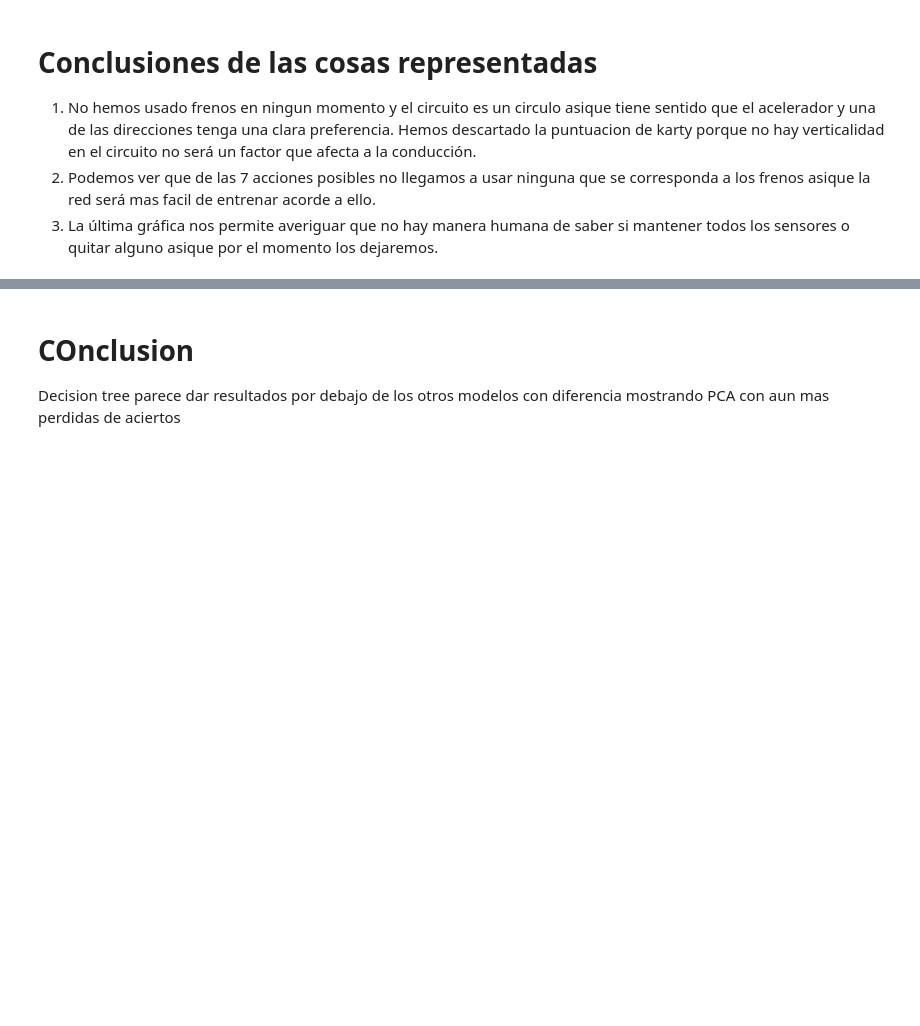
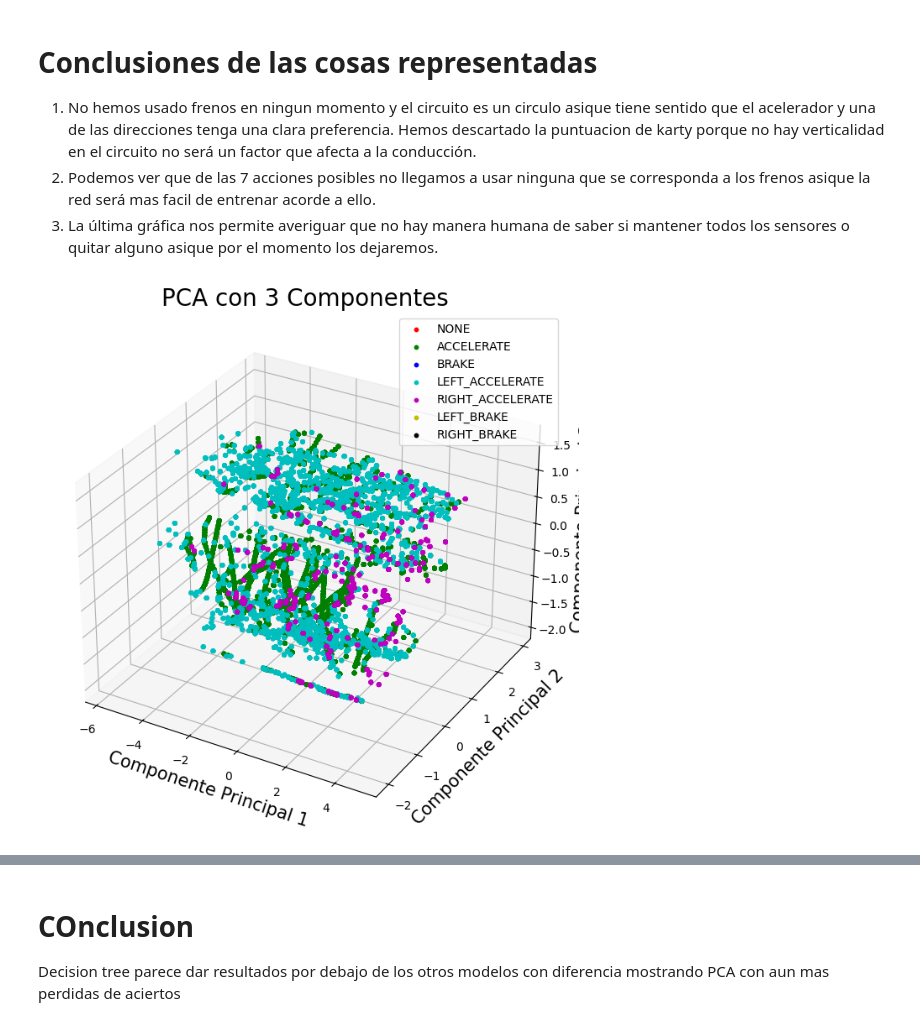
Before and after one commit to Jorzuiz/Anotaciones24-25, a Jupyter notebook: AA/Práctias/P6/Practica6.ipynb, the cells around one changed output, grey strips where cells are left out. Cells and saved outputs as stored; diff of their text form; code cells hidden in the pictures; blank space fills up the shorter version.

```diff
--- a/AA/Práctias/P6/Practica6.ipynb
+++ b/AA/Práctias/P6/Practica6.ipynb
@@ -34,33 +38,35 @@ scaling.fit(X)
 Scaled_data = scaling.transform(X)
 
 # Hacemos Principal Component Analysis DESPUES de Standard Scaler
 # Esto da mejores resultados en general
 principal = PCA(n_components=3)
 principal.fit(Scaled_data)
 salidaPCA = principal.transform(Scaled_data)
 # print(X.shape, Scaled_data.shape)
 
-# Utils.sensores3D(salidaPCA, data)
+Utils.sensores3D(salidaPCA, data)
 
 
 # Tendremos que cambiar las etiquetas a one hot encoding
 from sklearn.preprocessing import OneHotEncoder
 
 #etiquetas = ['NONE', 'ACCELERATE', 'BRAKE', 'LEFT_ACCELERATE','RIGHT_ACCELERATE', 'LEFT_BRAKE', 'RIGHT_BRAKE']
 # En la realidad habrá menos etiquetas, no hemos usado en este caso ningun freno asique nos devuelve valores de 000 a 100
 
 oneHotEncoder = OneHotEncoder(drop='first', sparse_output=False)    # Incia encoder
 oneHotEncoder.fit(y.values.reshape(-1, 1))                  # "Entrena encoder"
 encoded = oneHotEncoder.transform(y.values.reshape(-1, 1))  # Devuelve las etiquetas segun codificacion
 
-#print(encoded)
+#print(encoded) # Nos muestra un valor por etiqueta {000, 001, 010, 100} en este caso solo hay 4
 
 # Division de los datos en entrenamiento y prueba
 # 80% de las entradas irán a entrenamiento y 20% restante a comprobarlos más tarde
 from sklearn.model_selection import train_test_split
 x_train, x_test, y_train, y_test = train_test_split(Scaled_data, encoded, train_size = 0.8, random_state = 1234)
 x_trainP, x_testP, y_trainP, y_testP = train_test_split(salidaPCA, encoded, train_size = 0.8, random_state = 1234)
 
 #print (x_train, y_train, x_test, y_test)
 #print (x_train.shape, y_train.shape, x_test.shape, y_test.shape)
+# %% [output]
+[figure, added]
 # %%
```
Also changed, not shown: parts of 20 cells of this notebook, 11 other files.
